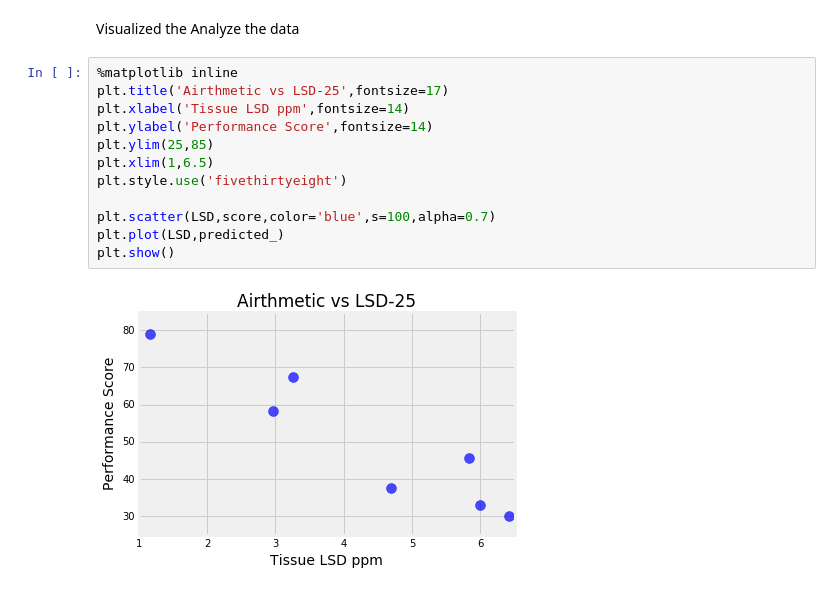
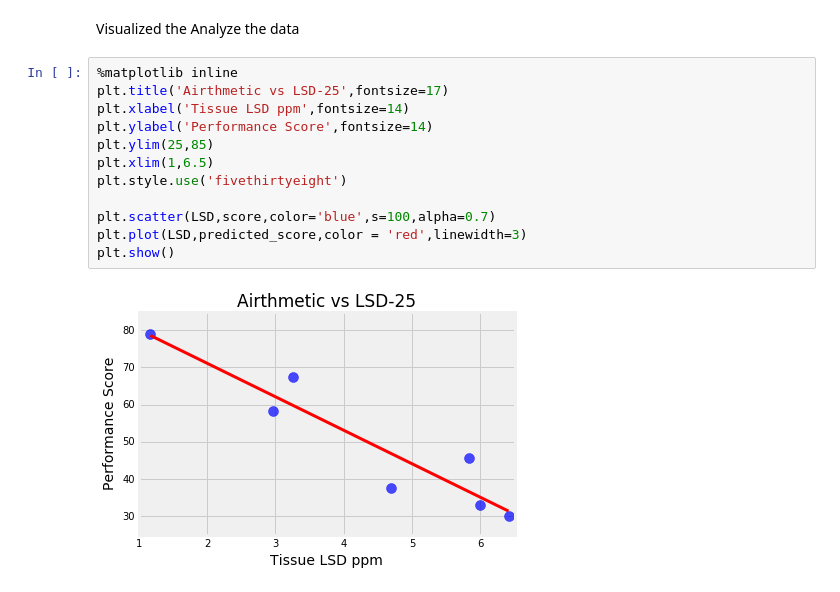
Before and after one commit to nikhilmishra101/Introductory-to-python, a Jupyter notebook: Python Programming.ipynb, the cells around one changed output. Drawn from its saved outputs; the diff is of its cells as text.

```diff
--- a/Python Programming.ipynb
+++ b/Python Programming.ipynb
@@ -223,14 +223,14 @@ Visualized the Analyze the data
 # %%
 %matplotlib inline
 plt.title('Airthmetic vs LSD-25',fontsize=17)
 plt.xlabel('Tissue LSD ppm',fontsize=14)
 plt.ylabel('Performance Score',fontsize=14)
 plt.ylim(25,85)
 plt.xlim(1,6.5)
 plt.style.use('fivethirtyeight')
 
 plt.scatter(LSD,score,color='blue',s=100,alpha=0.7)
-plt.plot(LSD,predicted_)
+plt.plot(LSD,predicted_score,color = 'red',linewidth=3)
 plt.show()
 # %% [output]
-[figure, old version]
+[figure, new version]
```
